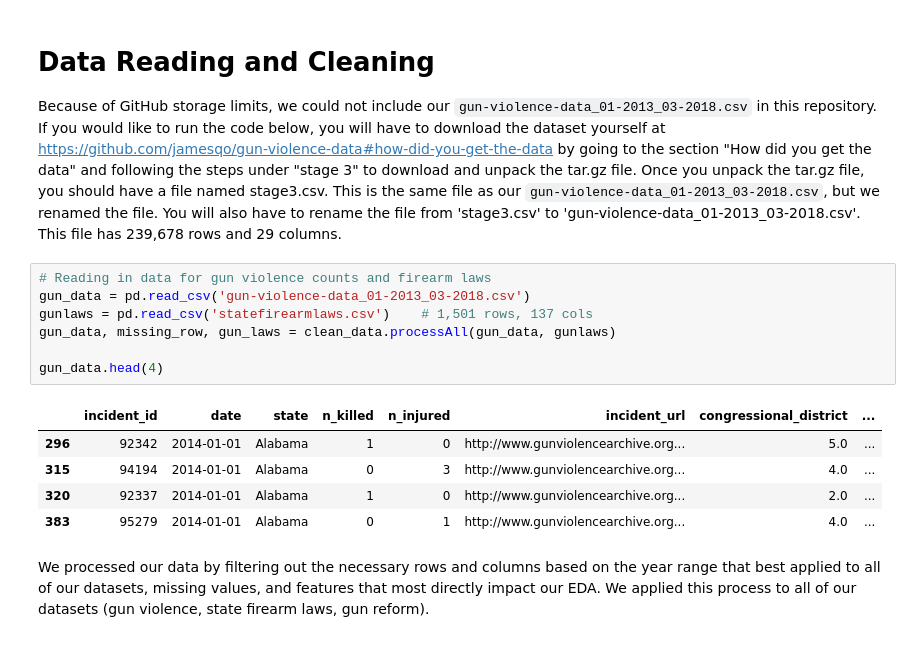
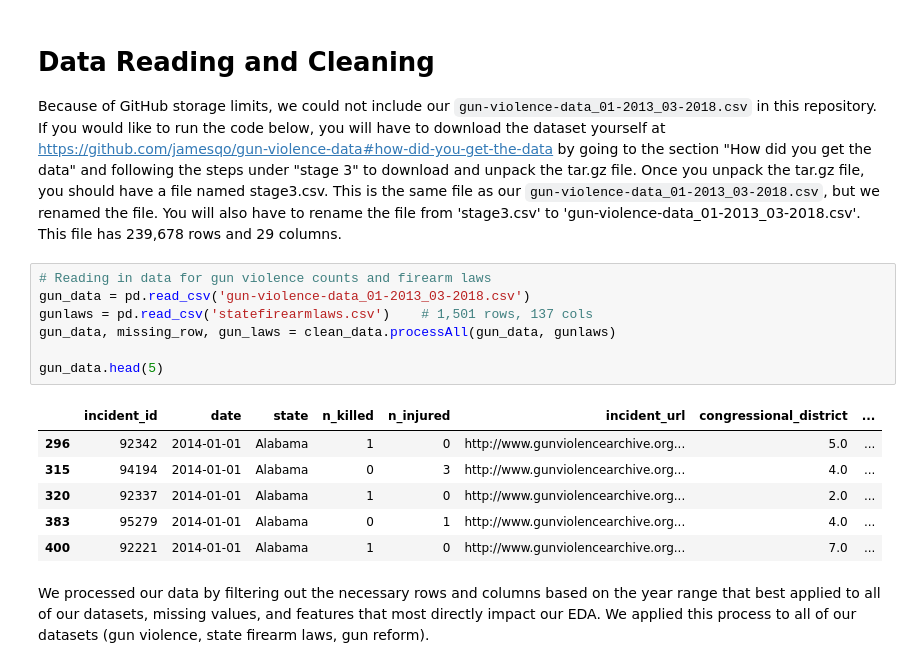
Before and after one commit to uic-cs418/cs418-spring22-purple, a Jupyter notebook: final_report.ipynb, the cells around one changed output. Drawn from its saved outputs; the diff is of its cells as text.

Commit message:
Update final_report.ipynb
Did head of 5 for the first couple data changes rather than head of 4

```diff
--- a/final_report.ipynb
+++ b/final_report.ipynb
@@ -26,16 +26,17 @@ Because of GitHub storage limits, we could not include our `gun-violence-data_01
 # %%
 # Reading in data for gun violence counts and firearm laws
 gun_data = pd.read_csv('gun-violence-data_01-2013_03-2018.csv')
 gunlaws = pd.read_csv('statefirearmlaws.csv')    # 1,501 rows, 137 cols
 gun_data, missing_row, gun_laws = clean_data.processAll(gun_data, gunlaws)
 
-gun_data.head(4)
+gun_data.head(5)
 # %% [output]
 |  | incident_id | date | state | n_killed | n_injured | incident_url | congressional_district | ... |
 | 296 | 92342 | 2014-01-01 | Alabama | 1 | 0 | http://www.gunviolencearchive.org... | 5.0 | ... |
 | 315 | 94194 | 2014-01-01 | Alabama | 0 | 3 | http://www.gunviolencearchive.org... | 4.0 | ... |
 | 320 | 92337 | 2014-01-01 | Alabama | 1 | 0 | http://www.gunviolencearchive.org... | 2.0 | ... |
 | 383 | 95279 | 2014-01-01 | Alabama | 0 | 1 | http://www.gunviolencearchive.org... | 4.0 | ... |
+| 400 | 92221 | 2014-01-01 | Alabama | 1 | 0 | http://www.gunviolencearchive.org... | 7.0 | ... |
 # %% [markdown]
 We processed our data by filtering out the necessary rows and columns based on the year range that best applied to all of our datasets, missing values, and features that most directly impact our EDA. We applied this process to all of our datasets (gun violence, state firearm laws, gun reform).
 # %% [markdown]
```
Also changed, not shown: parts of 10 cells of this notebook.
